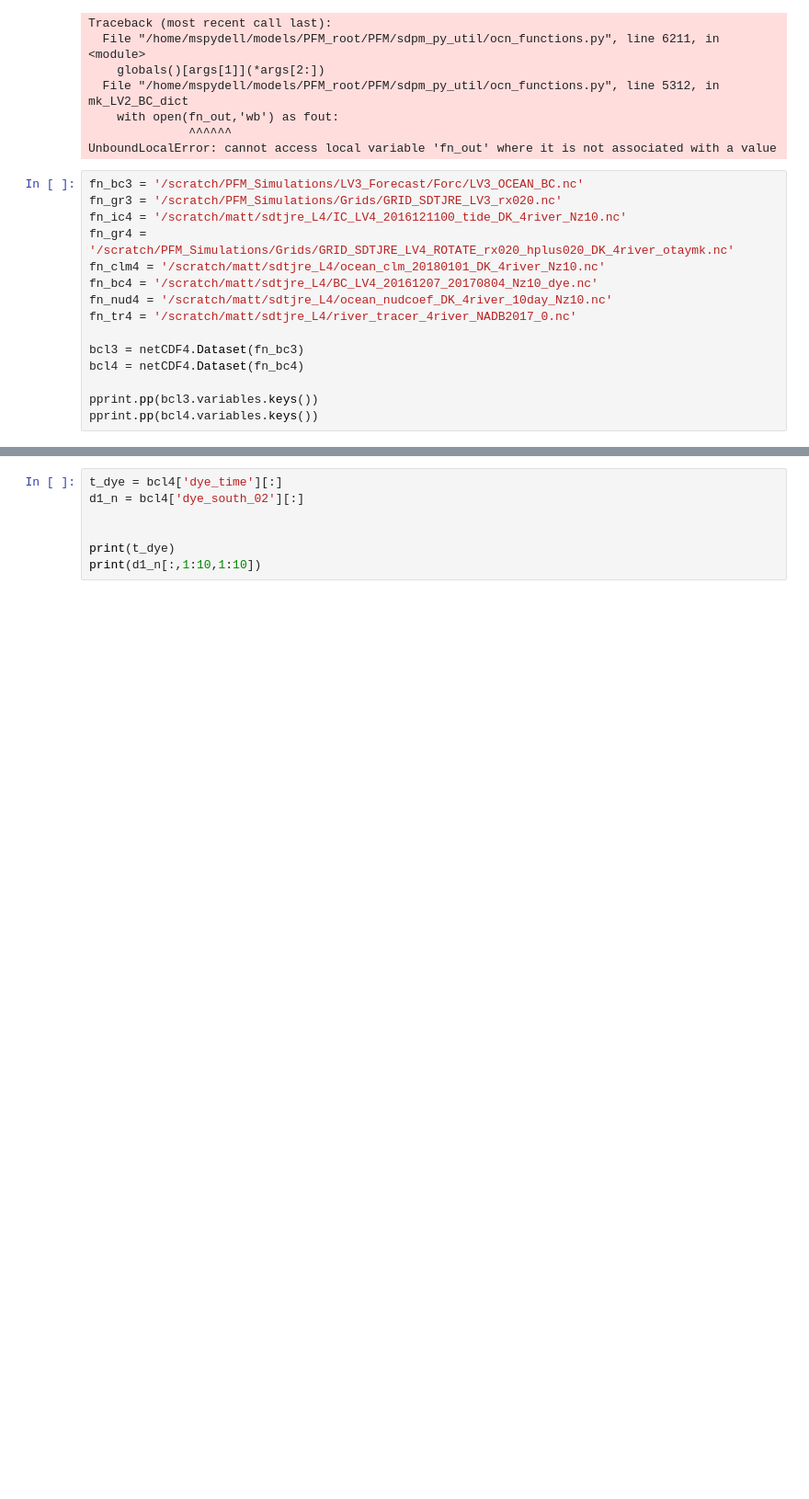
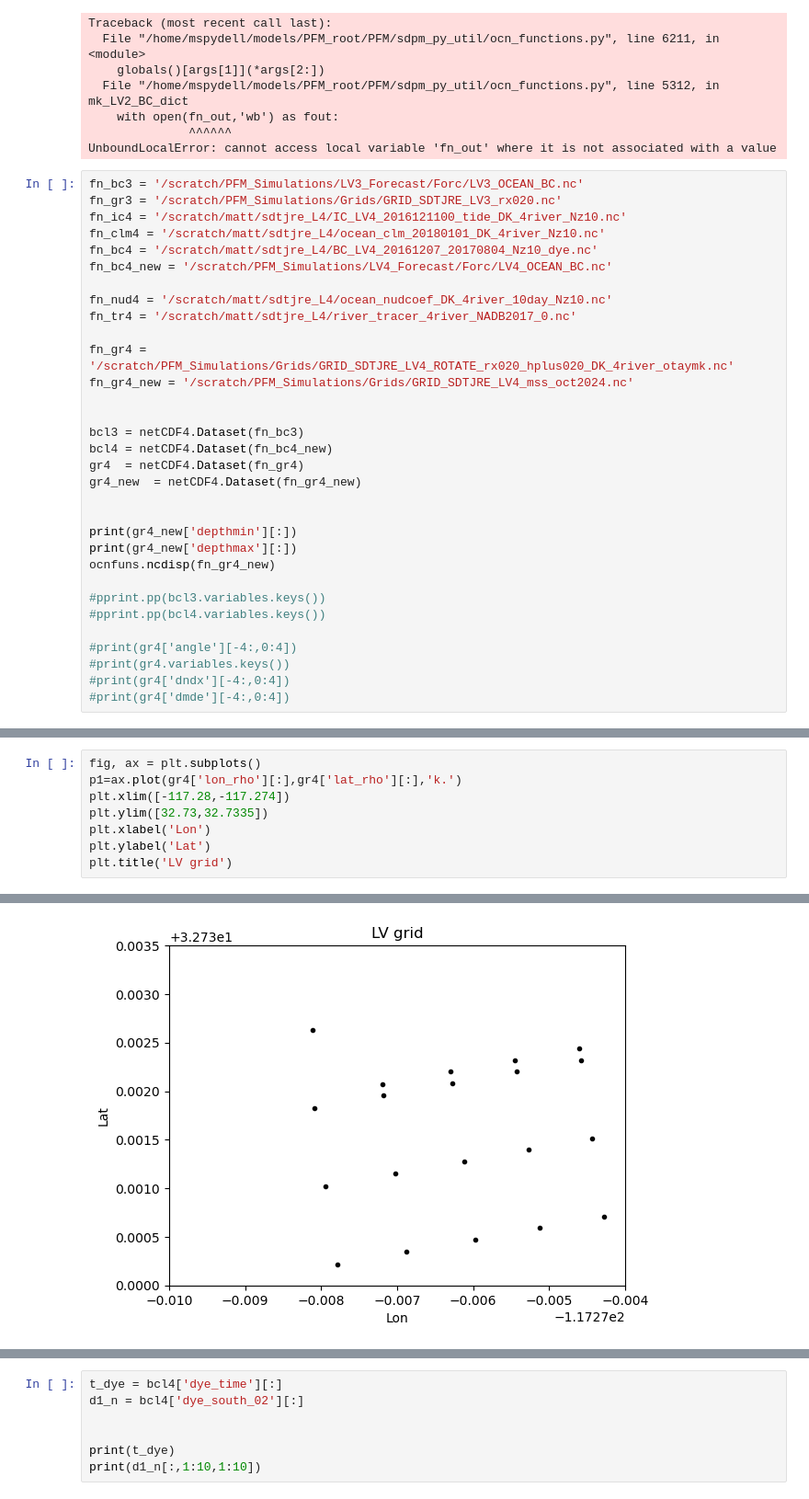
Before and after one commit to mspydell/PFM, a Jupyter notebook: driver/LV4_notebook.ipynb, the cells around one changed output, grey strips where cells are left out. Shown at 92% size. Saved outputs shown, nothing was run; the diff lists cells and outputs as text; blank space fills up the shorter version.

```diff
--- a/driver/LV4_notebook.ipynb
+++ b/driver/LV4_notebook.ipynb
@@ -44,15 +90,32 @@ UnboundLocalError: cannot access local variable 'fn_out' where it is not associa
 fn_bc3 = '/scratch/PFM_Simulations/LV3_Forecast/Forc/LV3_OCEAN_BC.nc'
 fn_gr3 = '/scratch/PFM_Simulations/Grids/GRID_SDTJRE_LV3_rx020.nc'
 fn_ic4 = '/scratch/matt/sdtjre_L4/IC_LV4_2016121100_tide_DK_4river_Nz10.nc'
-fn_gr4 = '/scratch/PFM_Simulations/Grids/GRID_SDTJRE_LV4_ROTATE_rx020_hplus020_DK_4river_otaymk.nc'
 fn_clm4 = '/scratch/matt/sdtjre_L4/ocean_clm_20180101_DK_4river_Nz10.nc'
 fn_bc4 = '/scratch/matt/sdtjre_L4/BC_LV4_20161207_20170804_Nz10_dye.nc'
+fn_bc4_new = '/scratch/PFM_Simulations/LV4_Forecast/Forc/LV4_OCEAN_BC.nc'
+
 fn_nud4 = '/scratch/matt/sdtjre_L4/ocean_nudcoef_DK_4river_10day_Nz10.nc'
 fn_tr4 = '/scratch/matt/sdtjre_L4/river_tracer_4river_NADB2017_0.nc'
 
+fn_gr4 = '/scratch/PFM_Simulations/Grids/GRID_SDTJRE_LV4_ROTATE_rx020_hplus020_DK_4river_otaymk.nc'
+fn_gr4_new = '/scratch/PFM_Simulations/Grids/GRID_SDTJRE_LV4_mss_oct2024.nc'
+
+
 bcl3 = netCDF4.Dataset(fn_bc3)
-bcl4 = netCDF4.Dataset(fn_bc4)
+bcl4 = netCDF4.Dataset(fn_bc4_new)
+gr4  = netCDF4.Dataset(fn_gr4)
+gr4_new  = netCDF4.Dataset(fn_gr4_new)
 
-pprint.pp(bcl3.variables.keys())
-pprint.pp(bcl4.variables.keys())
+
+print(gr4_new['depthmin'][:])
+print(gr4_new['depthmax'][:])
+ocnfuns.ncdisp(fn_gr4_new)
+
+#pprint.pp(bcl3.variables.keys())
+#pprint.pp(bcl4.variables.keys())
+
+#print(gr4['angle'][-4:,0:4])
+#print(gr4.variables.keys())
+#print(gr4['dndx'][-4:,0:4])
+#print(gr4['dmde'][-4:,0:4])
 # %% [output]
@@ -60,0 +175,9 @@ dict_keys(['theta_s', 'theta_b', 'Tcline', 'hc', 'Cs_r', 'sc_r', 'Cs_w', 'sc_w',
+# %%
+fig, ax = plt.subplots()
+p1=ax.plot(gr4['lon_rho'][:],gr4['lat_rho'][:],'k.')
+plt.xlim([-117.28,-117.274])
+plt.ylim([32.73,32.7335])
+plt.xlabel('Lon')
+plt.ylabel('Lat')
+plt.title('LV grid')
+# %% [output]
@@ -60,0 +185 @@ dict_keys(['theta_s', 'theta_b', 'Tcline', 'hc', 'Cs_r', 'sc_r', 'Cs_w', 'sc_w',
+[figure, added]
```
Also changed, not shown: parts of 17 cells of this notebook, 2 other files.
